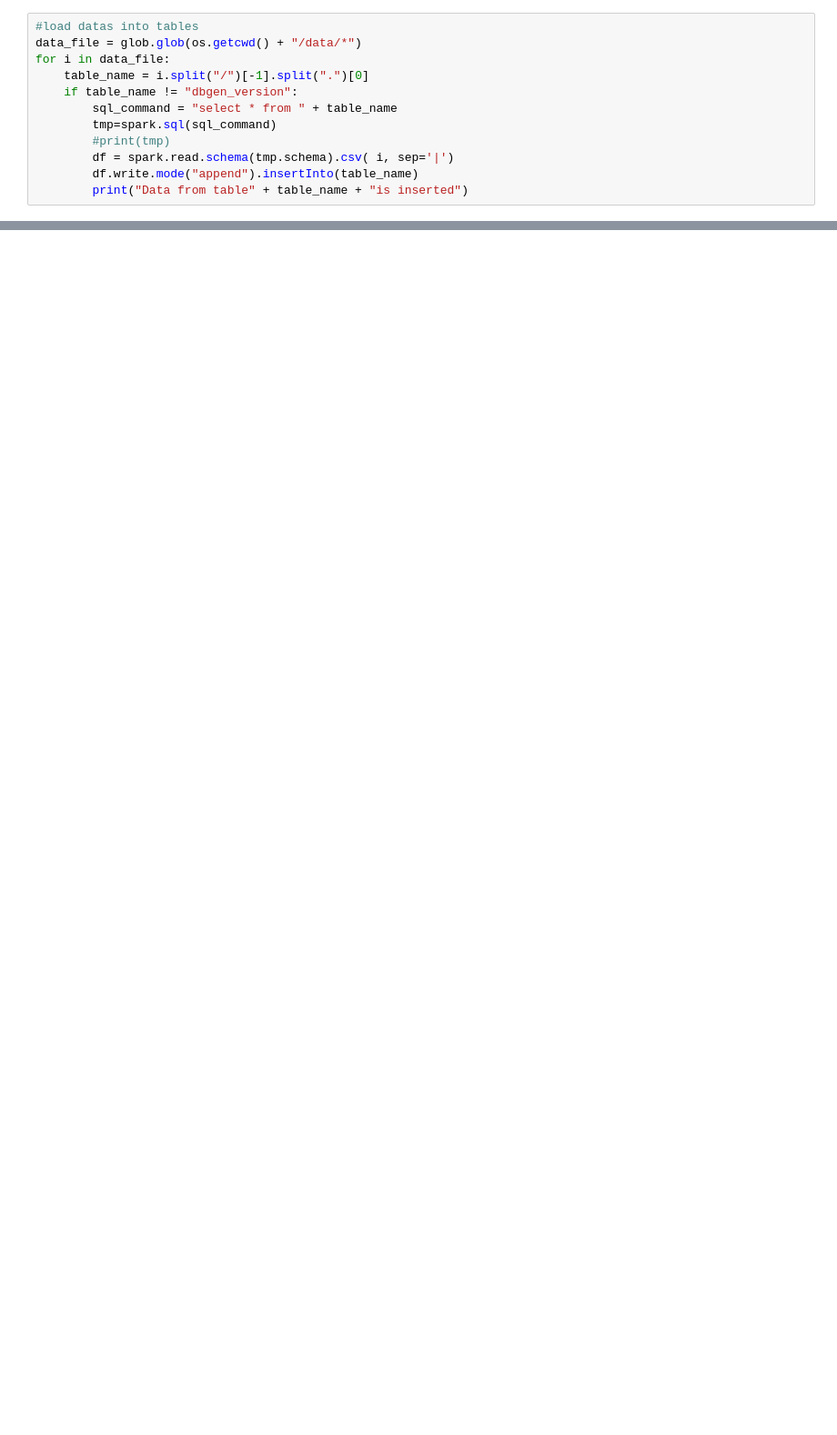
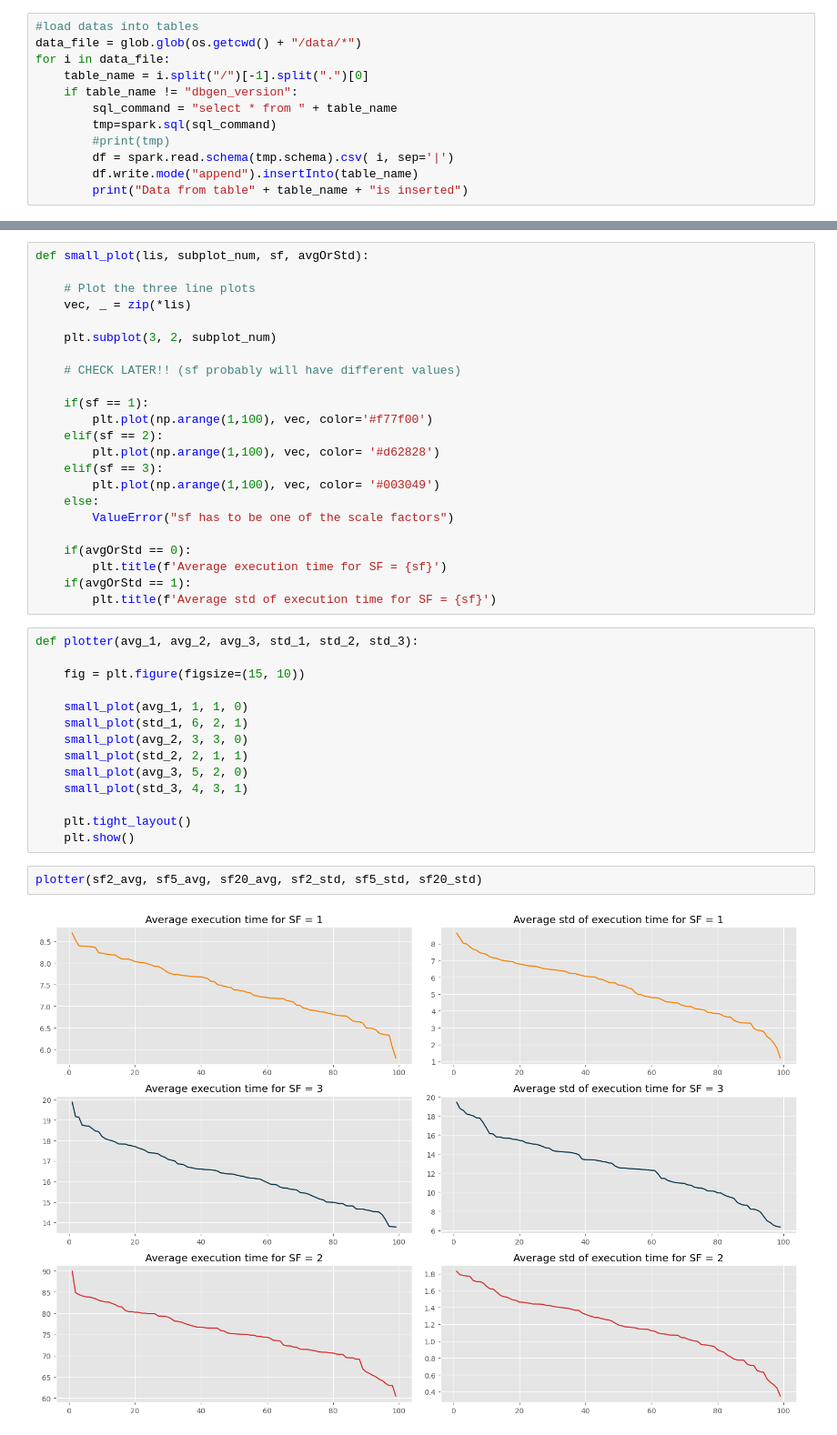
Before and after one commit to ValerioRocca/TPC-DS-with-SparkSQL, a Jupyter notebook: Spark.ipynb, the cells around one changed output, grey strips where cells are left out. Shown: that part at 91% size. Cells and saved outputs as stored; diff of their text form; blank space fills up the shorter version.

Commit message:
Spark w/ graphic functions

```diff
--- a/Spark.ipynb
+++ b/Spark.ipynb
@@ -88,0 +128,41 @@ spark.sql("select count(*) from customer").show()
+# %%
+def small_plot(lis, subplot_num, sf, avgOrStd):
+
+    # Plot the three line plots
+    vec, _ = zip(*lis)
+
+    plt.subplot(3, 2, subplot_num)
+
+    # CHECK LATER!! (sf probably will have different values)
+
+    if(sf == 1):
+        plt.plot(np.arange(1,100), vec, color='#f77f00')
+    elif(sf == 2):
+        plt.plot(np.arange(1,100), vec, color= '#d62828')
+    elif(sf == 3):
+        plt.plot(np.arange(1,100), vec, color= '#003049')
+    else:
+        ValueError("sf has to be one of the scale factors")
+
+    if(avgOrStd == 0):
+        plt.title(f'Average execution time for SF = {sf}')
+    if(avgOrStd == 1):
+        plt.title(f'Average std of execution time for SF = {sf}')
+# %%
+def plotter(avg_1, avg_2, avg_3, std_1, std_2, std_3):
+
+    fig = plt.figure(figsize=(15, 10))
+
+    small_plot(avg_1, 1, 1, 0)
+    small_plot(std_1, 6, 2, 1)
+    small_plot(avg_2, 3, 3, 0)
+    small_plot(std_2, 2, 1, 1)
+    small_plot(avg_3, 5, 2, 0)
+    small_plot(std_3, 4, 3, 1)
+
+    plt.tight_layout()
+    plt.show()
+# %%
+plotter(sf2_avg, sf5_avg, sf20_avg, sf2_std, sf5_std, sf20_std)
+# %% [output]
+[figure, added]
```
Also changed, not shown: parts of 17 cells of this notebook.
